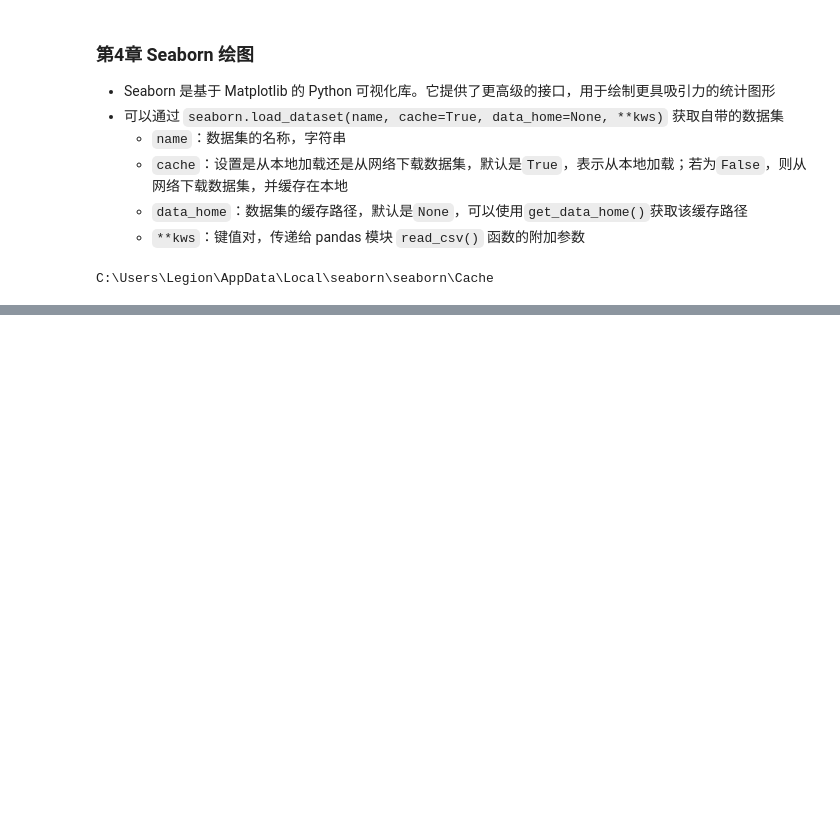
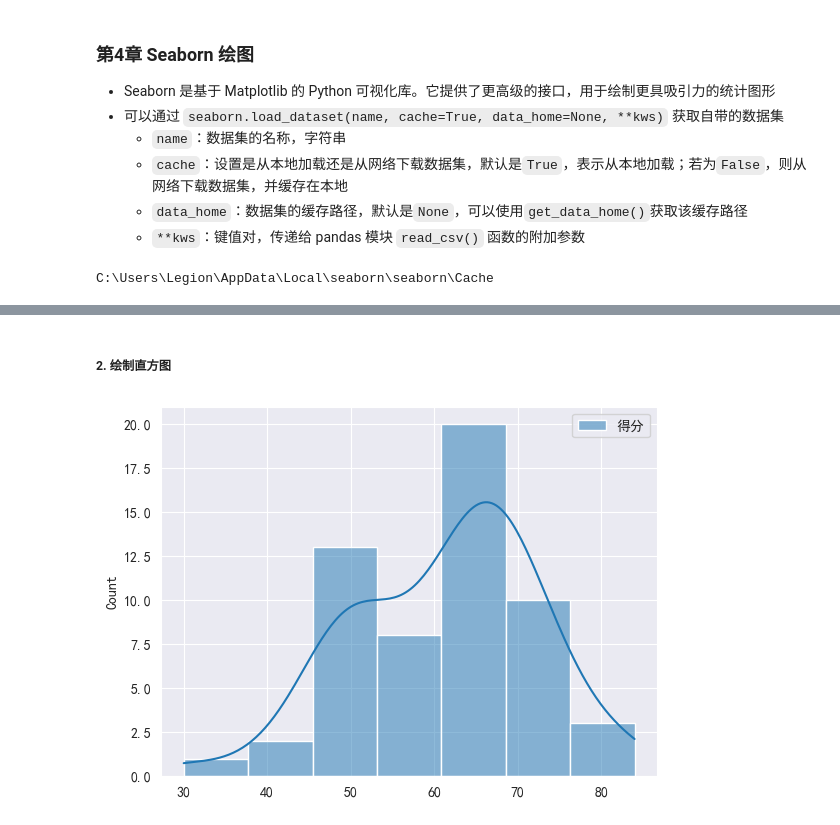
Before and after one commit to MercuryHaipeng/Python-Visualization-Tutorial, a Jupyter notebook: Chapter 4/4-1.ipynb, the cells around one changed output, grey strips where cells are left out. Cells and saved outputs as stored; diff of their text form; code cells hidden in the pictures; blank space fills up the shorter version.

```diff
--- a/Chapter 4/4-1.ipynb
+++ b/Chapter 4/4-1.ipynb
@@ -29,0 +52,15 @@ C:\Users\Legion\AppData\Local\seaborn\seaborn\Cache
+# %% [markdown]
+##### 2. 绘制直方图
+# %%
+import pandas as pd
+import matplotlib.pyplot as plt
+import seaborn as sns
+
+sns.set_style("darkgrid")  # 灰色网格
+plt.rcParams["font.sans-serif"] = ["SimHei"]  # 解决中文乱码
+df1 = pd.read_excel(io="../datas/data5.xlsx", sheet_name="英语")  # 读取Excel文件
+data = df1[["得分"]]  # 数据
+sns.histplot(data, kde=True)  # 直方图并拟合
+plt.show()  # 显示图表
+# %% [output]
+[figure, added]
```
Also changed, not shown: parts of 17 cells of this notebook, 55 other files.
